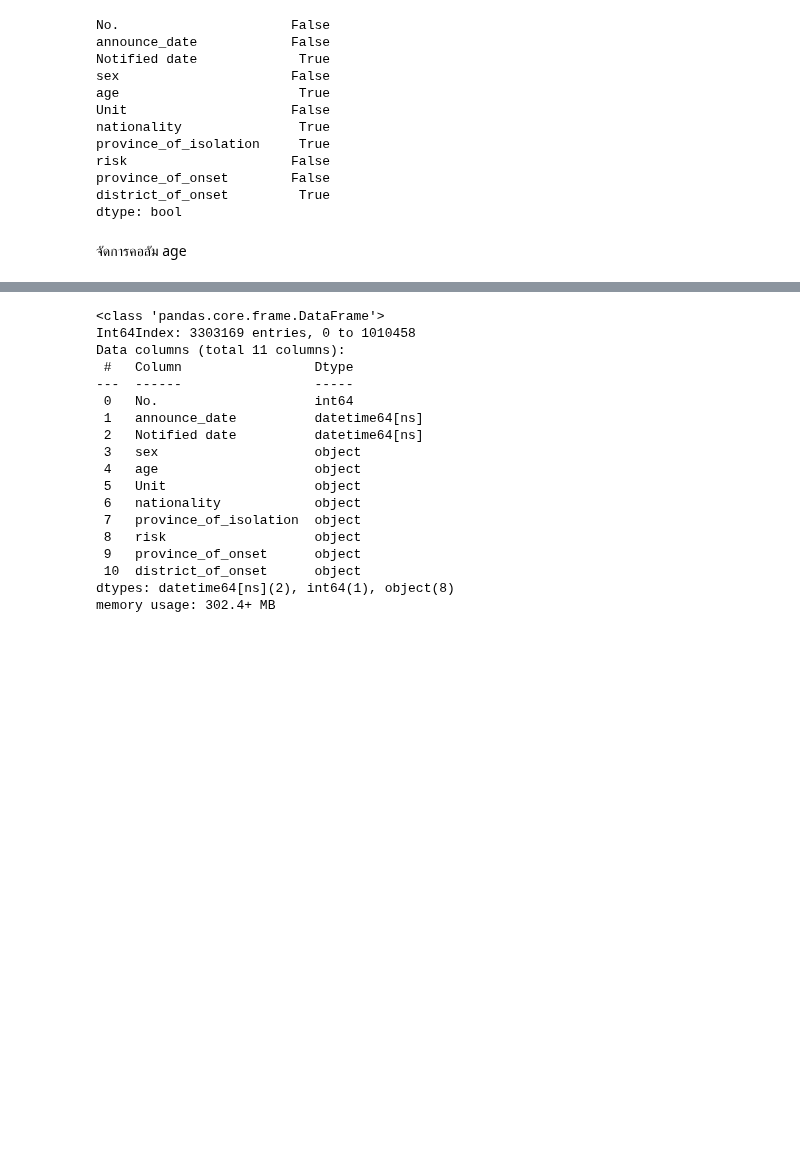
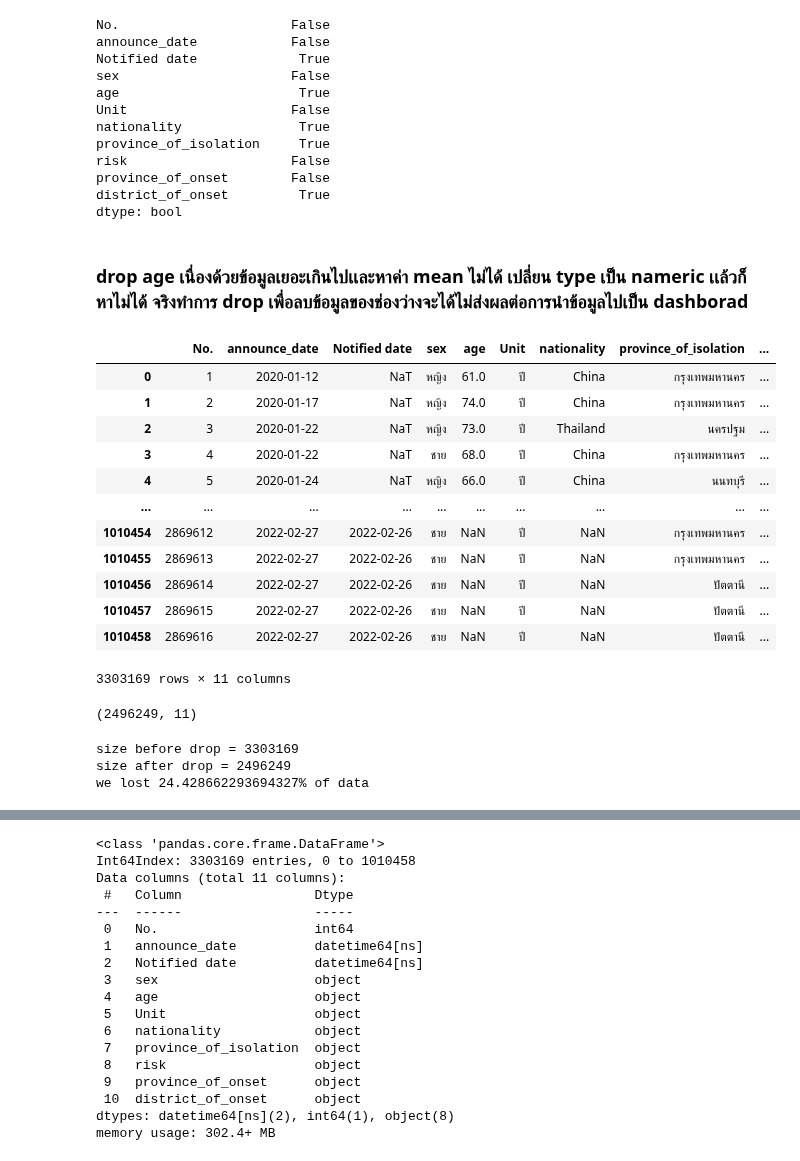
Before and after one commit to kittikhun62/data_viz_2022, a Jupyter notebook: final.ipynb, the cells around one changed output, grey strips where cells are left out. Cells and saved outputs as stored; diff of their text form; code cells hidden in the pictures; blank space fills up the shorter version.

```diff
--- a/final.ipynb
+++ b/final.ipynb
@@ -363,5 +363,36 @@ risk                     False
 province_of_onset        False
 district_of_onset         True
 dtype: bool
-# %% [markdown]
-จัดการคอลัม age
+# %% [markdown]
+### drop age เนื่องด้วยข้อมูลเยอะเกินไปเเละหาค่า mean ไม่ได้ เปลี่ยน type เป็น nameric เเล้วก็หาไม่ได้ จริงทำการ drop เพื่อลบข้อมูลของช่องว่างจะได้ไม่ส่งผลต่อการนำข้อมูลไปเป็น dashborad
+# %%
+df
+# %% [output]
+|  | No. | announce_date | Notified date | sex | age | Unit | nationality | province_of_isolation | ... |
+| 0 | 1 | 2020-01-12 | NaT | หญิง | 61.0 | ปี | China | กรุงเทพมหานคร | ... |
+| 1 | 2 | 2020-01-17 | NaT | หญิง | 74.0 | ปี | China | กรุงเทพมหานคร | ... |
+| 2 | 3 | 2020-01-22 | NaT | หญิง | 73.0 | ปี | Thailand | นครปฐม | ... |
+| 3 | 4 | 2020-01-22 | NaT | ชาย | 68.0 | ปี | China | กรุงเทพมหานคร | ... |
+| 4 | 5 | 2020-01-24 | NaT | หญิง | 66.0 | ปี | China | นนทบุรี | ... |
+| ... | ... | ... | ... | ... | ... | ... | ... | ... | ... |
+| 1010454 | 2869612 | 2022-02-27 | 2022-02-26 | ชาย | NaN | ปี | NaN | กรุงเทพมหานคร | ... |
+| 1010455 | 2869613 | 2022-02-27 | 2022-02-26 | ชาย | NaN | ปี | NaN | กรุงเทพมหานคร | ... |
+| 1010456 | 2869614 | 2022-02-27 | 2022-02-26 | ชาย | NaN | ปี | NaN | ปัตตานี | ... |
+| 1010457 | 2869615 | 2022-02-27 | 2022-02-26 | ชาย | NaN | ปี | NaN | ปัตตานี | ... |
+| 1010458 | 2869616 | 2022-02-27 | 2022-02-26 | ชาย | NaN | ปี | NaN | ปัตตานี | ... |
+3303169 rows × 11 columns
+# %%
+df_drop = df.dropna()
+df_drop.shape
+# %% [output]
+(2496249, 11)
+# %%
+removed = df.shape[0] - df.dropna().shape[0]
+
+print(f'size before drop = {df.shape[0]}')
+print(f'size after drop = {df.dropna().shape[0]}')
+print(f'we lost {100*(removed/df.shape[0])}% of data')
+# %% [output]
+size before drop = 3303169
+size after drop = 2496249
+we lost 24.428662293694327% of data
```
Also changed, not shown: parts of 9 cells of this notebook.
